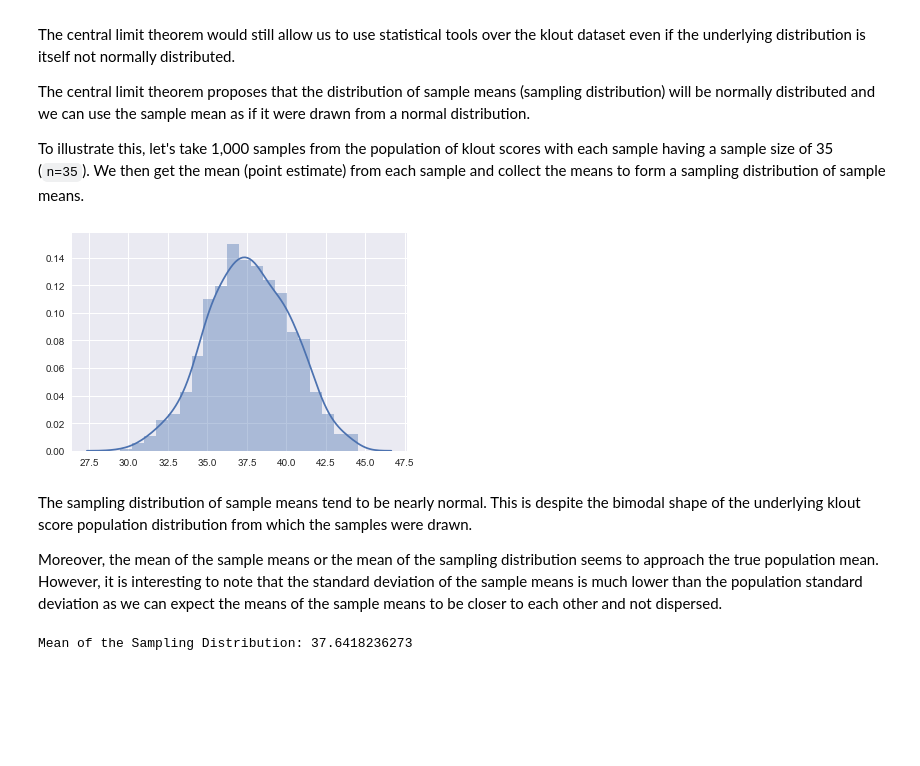
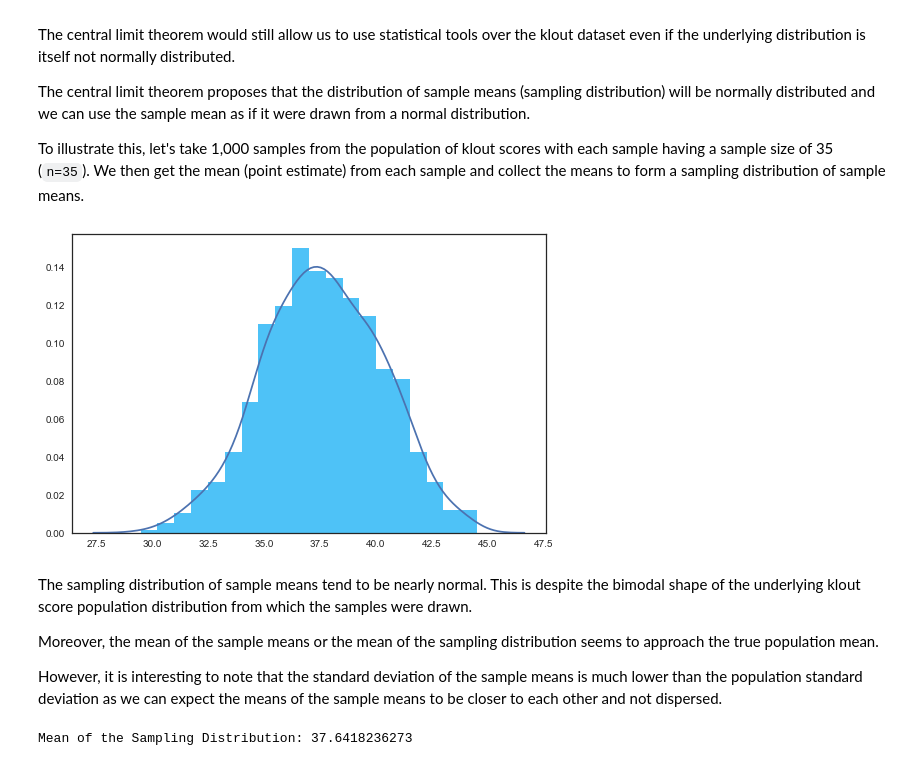
Before and after one commit to mugofjoe/inferential-statistics, a Jupyter notebook: 01 Introduction and Review.ipynb, the cells around one changed output. Cells and saved outputs as stored; diff of their text form; code cells hidden in the pictures; blank space fills up the shorter version.

```diff
--- a/01 Introduction and Review.ipynb
+++ b/01 Introduction and Review.ipynb
@@ -7,13 +17,14 @@ According to Ding Zhou, Chief Scientist at Klout, a klout score is a number that
 import pandas as pd
 import numpy as np
 import matplotlib.pyplot as plt
+import matplotlib
 import seaborn as sns
 import scipy.stats as stats
 import math
 
-# Figures inline and set visualization style
-%matplotlib inline
-sns.set()
+sns.set(rc={"figure.figsize": (8.5, 5.5)})
+sns.set_style('white')
+current_palette = matplotlib.colors.hex2color('#03A9F4')
 # %% [markdown]
 I have a dataset of klout scores in a CSV file. The file has no header, so I specify my own column name called `Score` upon importing.
 # %%
@@ -112,19 +125,22 @@ To illustrate this, let's take 1,000 samples from the population of klout scores
 # %%
 np.random.seed(11)
 sample_means = []
 n = 35
 
 for x in range(1000):
     sample = np.random.choice(a=klout_scores, size=n)
     sample_means.append(sample.mean())
 
-sns.distplot(sample_means, bins=20);
+plt.figure(figsize=(8.5, 5.5))
+sns.distplot(sample_means, bins=20, hist_kws={"alpha": 0.7, "color": current_palette});
 # %% [output]
-[figure, old version]
+[figure, new version]
 # %% [markdown]
 The sampling distribution of sample means tend to be nearly normal. This is despite the bimodal shape of the underlying klout score population distribution from which the samples were drawn.
 
-Moreover, the mean of the sample means or the mean of the sampling distribution seems to approach the true population mean. However, it is interesting to note that the standard deviation of the sample means is much lower than the population standard deviation as we can expect the means of the sample means to be closer to each other and not dispersed.
+Moreover, the mean of the sample means or the mean of the sampling distribution seems to approach the true population mean.
+
+However, it is interesting to note that the standard deviation of the sample means is much lower than the population standard deviation as we can expect the means of the sample means to be closer to each other and not dispersed.
 # %%
 print("Mean of the Sampling Distribution: {0}".format(np.mean(sample_means)))
 # %% [output]
```
Also changed, not shown: parts of 5 cells of this notebook.
